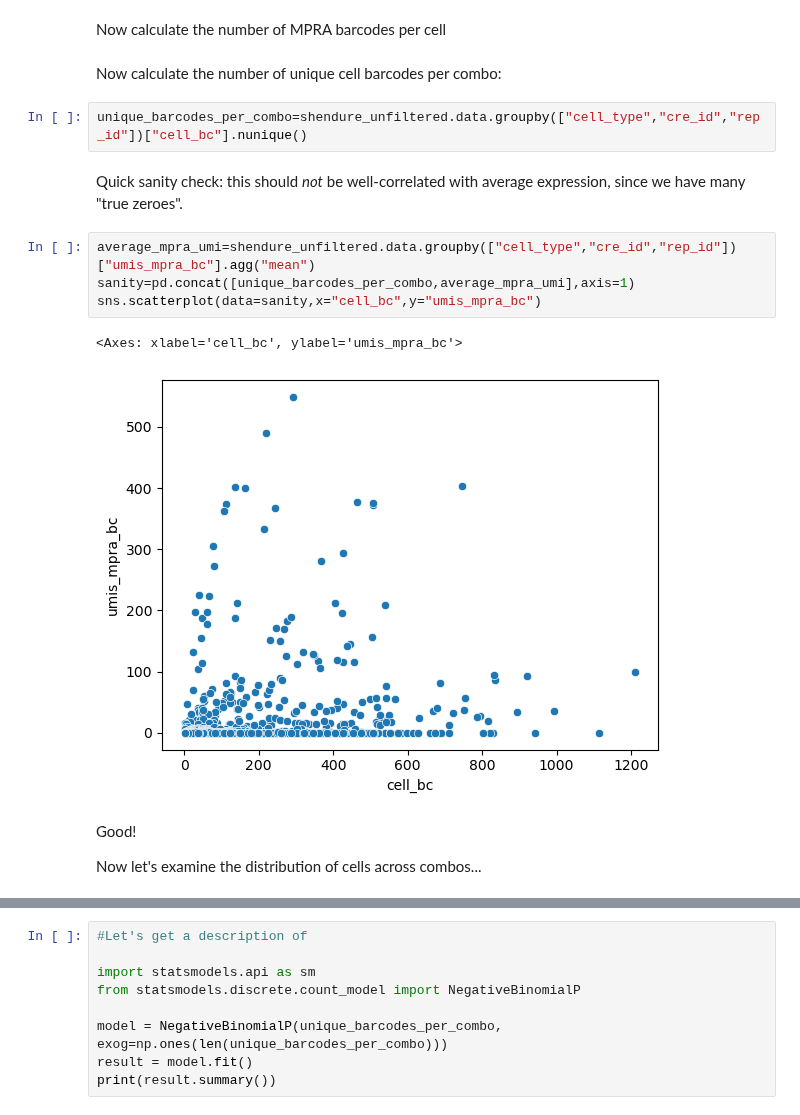
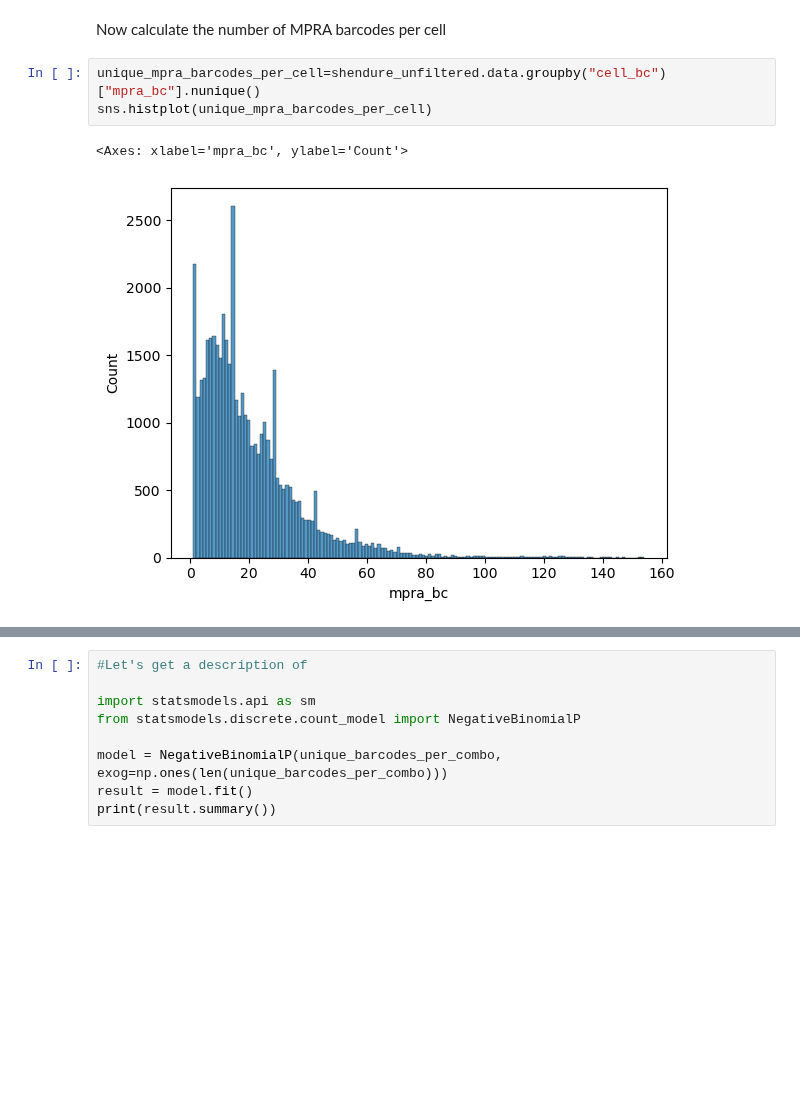
Before and after one commit to Reilly-Lab-Yale/tabula-rasa, a Jupyter notebook: analyses/supporting/shendure_mean_recap.ipynb, the cells around one changed output, grey strips where cells are left out. Drawn from its saved outputs; the diff is of its cells as text; blank space fills up the shorter version.

Commit message:
!fixed transfection distribution quantification

```diff
--- a/analyses/supporting/shendure_mean_recap.ipynb
+++ b/analyses/supporting/shendure_mean_recap.ipynb
@@ -138,19 +136,8 @@ shendure_unfiltered.data
 # %% [markdown]
 Now calculate the number of MPRA barcodes per cell
-# %% [markdown]
-Now calculate the number of unique cell barcodes per combo:
 # %%
-unique_barcodes_per_combo=shendure_unfiltered.data.groupby(["cell_type","cre_id","rep_id"])["cell_bc"].nunique()
+unique_mpra_barcodes_per_cell=shendure_unfiltered.data.groupby("cell_bc")["mpra_bc"].nunique()
+sns.histplot(unique_mpra_barcodes_per_cell)
+# %% [output]
+<Axes: xlabel='mpra_bc', ylabel='Count'>
+[figure, added]
-# %% [markdown]
-Quick sanity check: this should *not* be well-correlated with average expression, since we have many "true zeroes".
-# %%
-average_mpra_umi=shendure_unfiltered.data.groupby(["cell_type","cre_id","rep_id"])["umis_mpra_bc"].agg("mean")
-sanity=pd.concat([unique_barcodes_per_combo,average_mpra_umi],axis=1)
-sns.scatterplot(data=sanity,x="cell_bc",y="umis_mpra_bc")
-# %% [output]
-<Axes: xlabel='cell_bc', ylabel='umis_mpra_bc'>
-[figure, removed]
-# %% [markdown]
-Good!
-
-Now let's examine the distribution of cells across combos...
```
Also changed, not shown: parts of 9 cells of this notebook.
